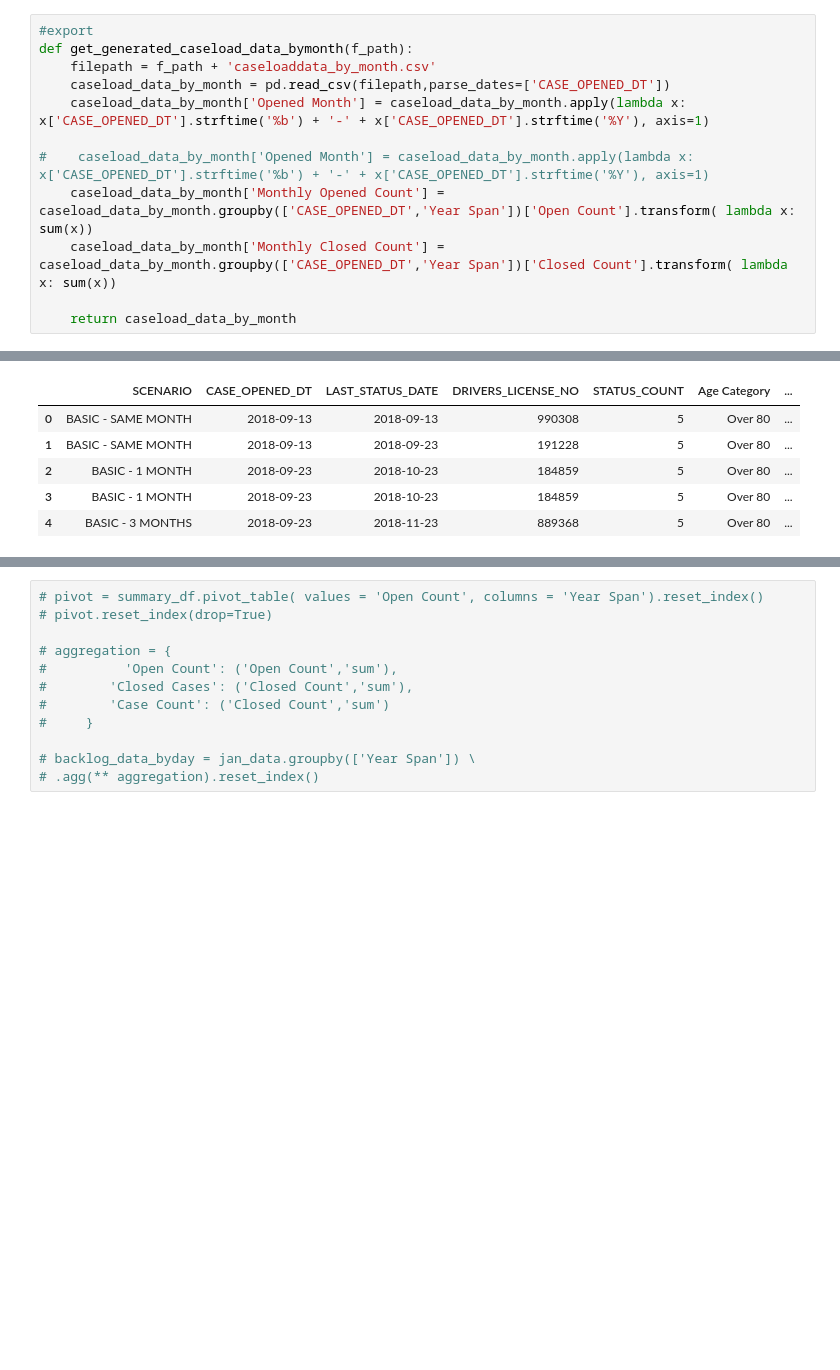
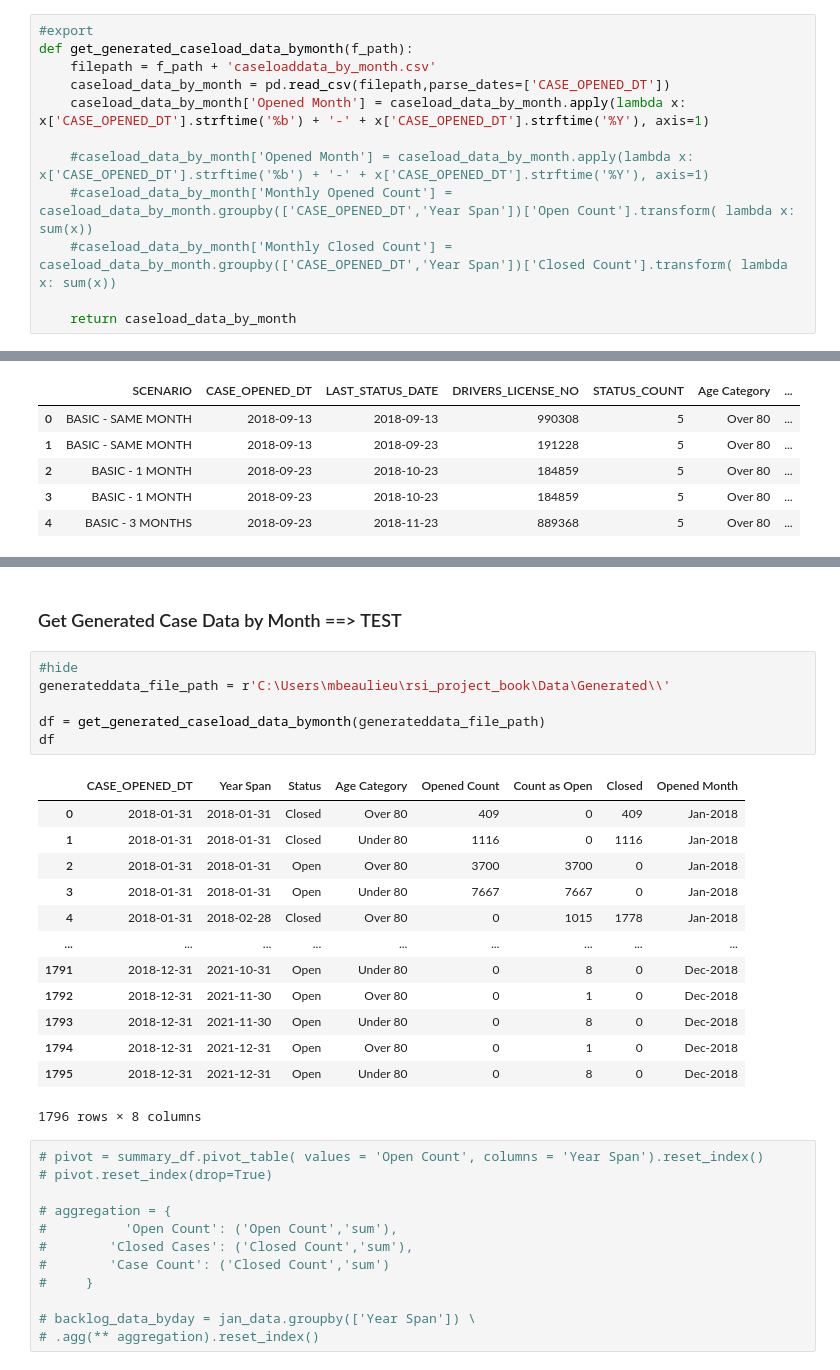
Before and after one commit to ezrider/cheeky-monkey, a Jupyter notebook: 02_core.caseload.ipynb, the cells around one changed output, grey strips where cells are left out. Saved outputs shown, nothing was run; the diff lists cells and outputs as text; blank space fills up the shorter version.

```diff
--- a/02_core.caseload.ipynb
+++ b/02_core.caseload.ipynb
@@ -46,9 +45,9 @@ def get_generated_caseload_data_bymonth(f_path):
     caseload_data_by_month = pd.read_csv(filepath,parse_dates=['CASE_OPENED_DT'])
     caseload_data_by_month['Opened Month'] = caseload_data_by_month.apply(lambda x: x['CASE_OPENED_DT'].strftime('%b') + '-' + x['CASE_OPENED_DT'].strftime('%Y'), axis=1)
 
-#    caseload_data_by_month['Opened Month'] = caseload_data_by_month.apply(lambda x: x['CASE_OPENED_DT'].strftime('%b') + '-' + x['CASE_OPENED_DT'].strftime('%Y'), axis=1)
-    caseload_data_by_month['Monthly Opened Count'] = caseload_data_by_month.groupby(['CASE_OPENED_DT','Year Span'])['Open Count'].transform( lambda x: sum(x))
-    caseload_data_by_month['Monthly Closed Count'] = caseload_data_by_month.groupby(['CASE_OPENED_DT','Year Span'])['Closed Count'].transform( lambda x: sum(x))
+    #caseload_data_by_month['Opened Month'] = caseload_data_by_month.apply(lambda x: x['CASE_OPENED_DT'].strftime('%b') + '-' + x['CASE_OPENED_DT'].strftime('%Y'), axis=1)
+    #caseload_data_by_month['Monthly Opened Count'] = caseload_data_by_month.groupby(['CASE_OPENED_DT','Year Span'])['Open Count'].transform( lambda x: sum(x))
+    #caseload_data_by_month['Monthly Closed Count'] = caseload_data_by_month.groupby(['CASE_OPENED_DT','Year Span'])['Closed Count'].transform( lambda x: sum(x))
 
     return caseload_data_by_month
 # %% [markdown]
@@ -921,3 +920,25 @@ left_side_test
+# %% [markdown]
+### Get Generated Case Data by Month ==> TEST
+# %%
+#hide
+generateddata_file_path = r'C:\Users\mbeaulieu\rsi_project_book\Data\Generated\\'
+
+df = get_generated_caseload_data_bymonth(generateddata_file_path)
+df
+# %% [output]
+|  | CASE_OPENED_DT | Year Span | Status | Age Category | Opened Count | Count as Open | Closed | Opened Month |
+| 0 | 2018-01-31 | 2018-01-31 | Closed | Over 80 | 409 | 0 | 409 | Jan-2018 |
+| 1 | 2018-01-31 | 2018-01-31 | Closed | Under 80 | 1116 | 0 | 1116 | Jan-2018 |
+| 2 | 2018-01-31 | 2018-01-31 | Open | Over 80 | 3700 | 3700 | 0 | Jan-2018 |
+| 3 | 2018-01-31 | 2018-01-31 | Open | Under 80 | 7667 | 7667 | 0 | Jan-2018 |
+| 4 | 2018-01-31 | 2018-02-28 | Closed | Over 80 | 0 | 1015 | 1778 | Jan-2018 |
+| ... | ... | ... | ... | ... | ... | ... | ... | ... |
+| 1791 | 2018-12-31 | 2021-10-31 | Open | Under 80 | 0 | 8 | 0 | Dec-2018 |
+| 1792 | 2018-12-31 | 2021-11-30 | Open | Over 80 | 0 | 1 | 0 | Dec-2018 |
+| 1793 | 2018-12-31 | 2021-11-30 | Open | Under 80 | 0 | 8 | 0 | Dec-2018 |
+| 1794 | 2018-12-31 | 2021-12-31 | Open | Over 80 | 0 | 1 | 0 | Dec-2018 |
+| 1795 | 2018-12-31 | 2021-12-31 | Open | Under 80 | 0 | 8 | 0 | Dec-2018 |
+1796 rows × 8 columns
 # %%
 # pivot = summary_df.pivot_table( values = 'Open Count', columns = 'Year Span').reset_index()
 # pivot.reset_index(drop=True)
```
Also changed, not shown: parts of 5 cells of this notebook, 3 other files.
